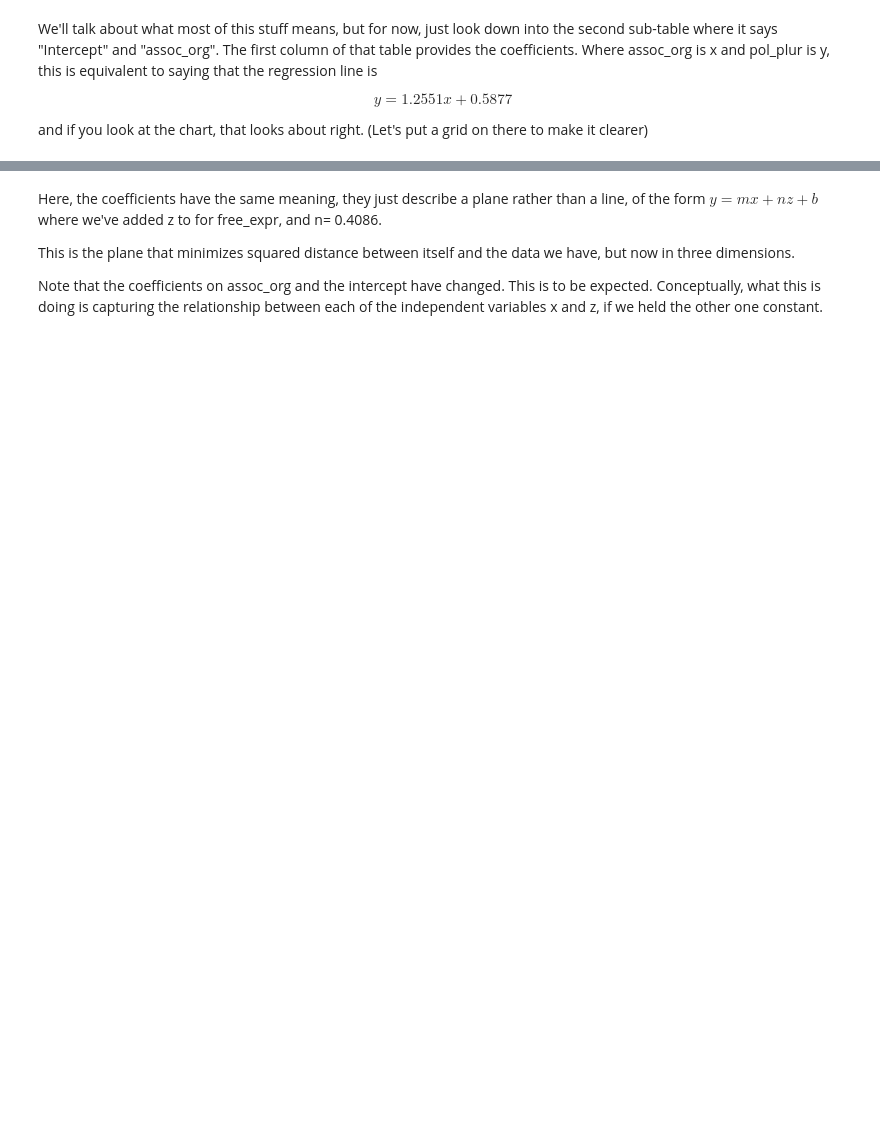
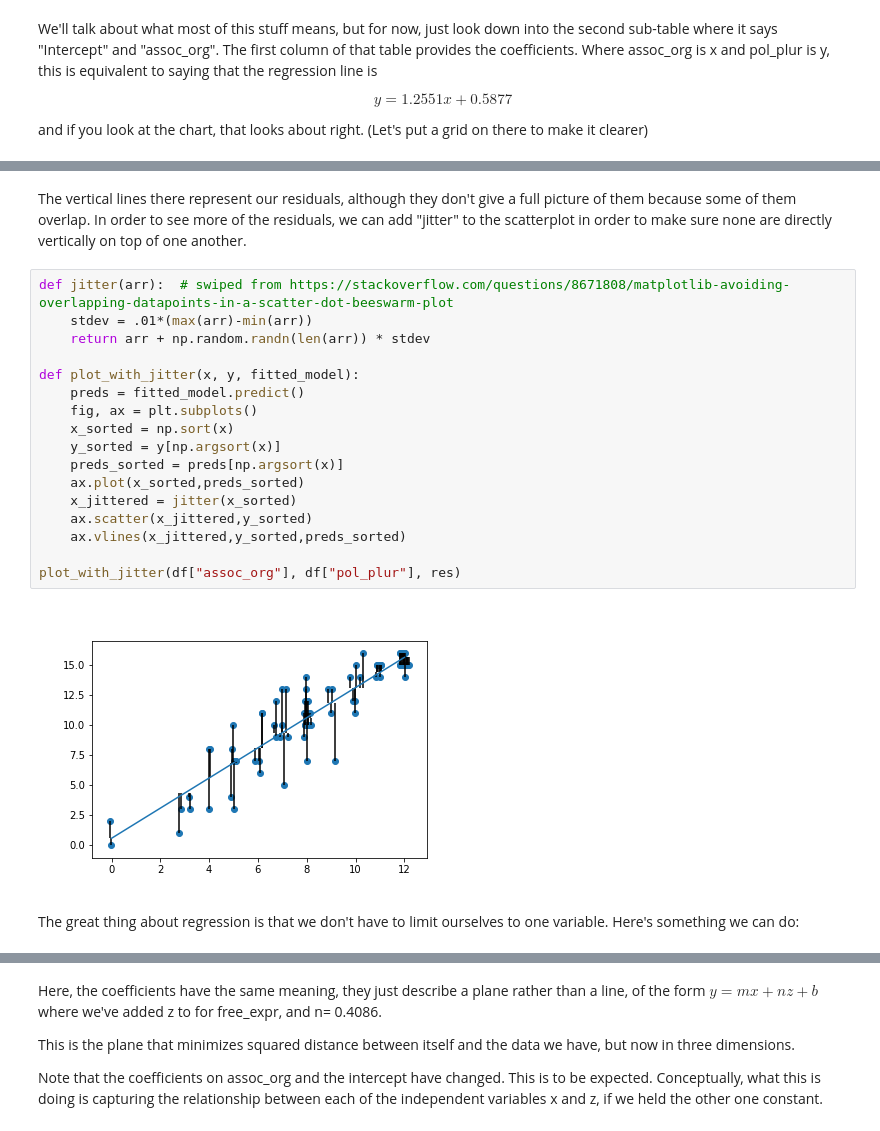
Before and after one commit to paultopia/library_gobbledygook, a Jupyter notebook: lesson_notebooks/regressions.ipynb, the cells around one changed output, grey strips where cells are left out. Drawn from its saved outputs; the diff is of its cells as text; blank space fills up the shorter version.

```diff
--- a/lesson_notebooks/regressions.ipynb
+++ b/lesson_notebooks/regressions.ipynb
@@ -96 +115,24 @@ The great thing about regression is that we don't have to limit ourselves to one
+# %% [markdown]
+The vertical lines there represent our residuals, although they don't give a full picture of them because some of them overlap.  In order to see more of the residuals, we can add "jitter" to the scatterplot in order to make sure none are directly vertically on top of one another.
+# %%
+def jitter(arr):  # swiped from https://stackoverflow.com/questions/8671808/matplotlib-avoiding-overlapping-datapoints-in-a-scatter-dot-beeswarm-plot
+    stdev = .01*(max(arr)-min(arr))
+    return arr + np.random.randn(len(arr)) * stdev
+
+def plot_with_jitter(x, y, fitted_model):
+    preds = fitted_model.predict()
+    fig, ax = plt.subplots()
+    x_sorted = np.sort(x)
+    y_sorted = y[np.argsort(x)]
+    preds_sorted = preds[np.argsort(x)]
+    ax.plot(x_sorted,preds_sorted)
+    x_jittered = jitter(x_sorted)
+    ax.scatter(x_jittered,y_sorted)
+    ax.vlines(x_jittered,y_sorted,preds_sorted)
+
+plot_with_jitter(df["assoc_org"], df["pol_plur"], res)
+# %% [output]
+[figure, added]
+# %% [markdown]
+The great thing about regression is that we don't have to limit ourselves to one variable.  Here's something we can do:
 # %%
```
Also changed, not shown: parts of 15 cells of this notebook, 3 other files.
